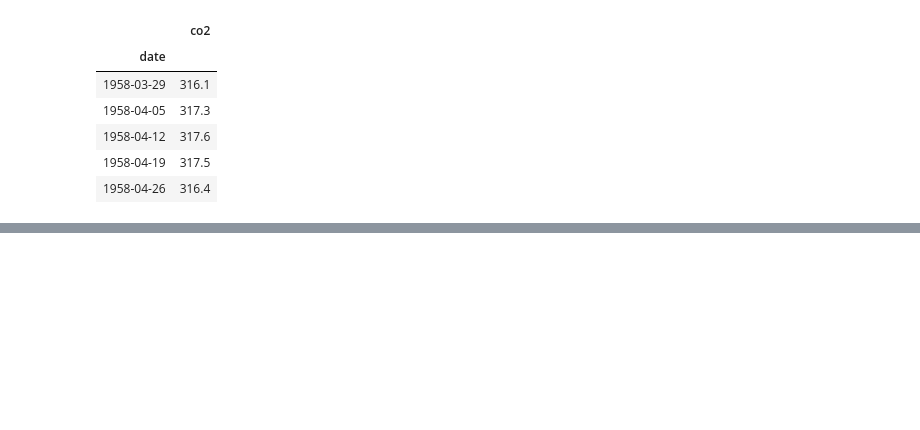
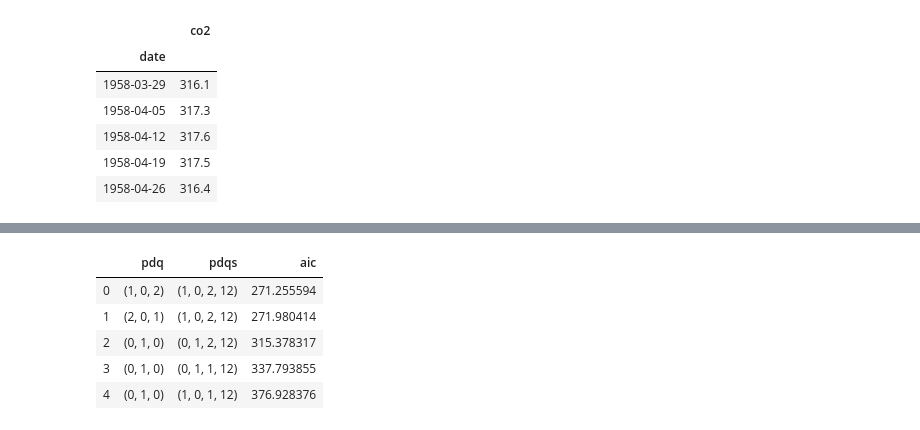
Before and after one commit to luluvalakdawala/Co2_forecasting, a Jupyter notebook: arima_models.ipynb, the cells around one changed output, grey strips where cells are left out. Saved outputs shown, nothing was run; the diff lists cells and outputs as text; code cells hidden in the pictures; blank space fills up the shorter version.

```diff
--- a/arima_models.ipynb
+++ b/arima_models.ipynb
@@ -42,0 +92,6 @@ TypeError: asfreq() missing 1 required positional argument: 'freq'
+# %%
+#setting up framework for grid search
+p = d = q = range(0,3)
+#setting up p,d,q values for arima
+pdq = list(itertools.product(p, d, q))
+print(pdq)
@@ -42,0 +100,3 @@ TypeError: asfreq() missing 1 required positional argument: 'freq'
+# %%
+#setting up (P,D,Q, 12) for seasonal component
+pdqs = [(x[0], x[1], x[2], 12) for x in list(itertools.product(p, d, q))]
@@ -42,0 +115,16 @@ TypeError: asfreq() missing 1 required positional argument: 'freq'
+# %%
+aic_scores = []
+for comb in pdq:
+    for combs in pdqs:
+        try:
+            model = sm.tsa.statespace.SARIMAX(co2,
+            order=comb,
+            seasonal_order=combs,
+            enforce_stationarity=False,
+            enforce_invertibility=False)
+
+            output = model.fit()
+            aic_scores.append([comb, combs, output.aic])
+            print('SARIMA {} X {} : AIC = {}'.format(comb, combs, output.aic))
+        except:
+            continue
@@ -42,0 +149,3 @@ TypeError: asfreq() missing 1 required positional argument: 'freq'
+# %%
+aic_scores = sorted(aic_scores, key=lambda x: x[2])
+aic_scores[0]
@@ -42,0 +245,10 @@ TypeError: asfreq() missing 1 required positional argument: 'freq'
+# %%
+aic_df = pd.DataFrame(aic_scores, columns=['pdq', 'pdqs', 'aic'])
+aic_df.head(5)
+# %% [output]
+|  | pdq | pdqs | aic |
+| 0 | (1, 0, 2) | (1, 0, 2, 12) | 271.255594 |
+| 1 | (2, 0, 1) | (1, 0, 2, 12) | 271.980414 |
+| 2 | (0, 1, 0) | (0, 1, 2, 12) | 315.378317 |
+| 3 | (0, 1, 0) | (0, 1, 1, 12) | 337.793855 |
+| 4 | (0, 1, 0) | (1, 0, 1, 12) | 376.928376 |
```
Also changed, not shown: parts of 18 cells of this notebook.
